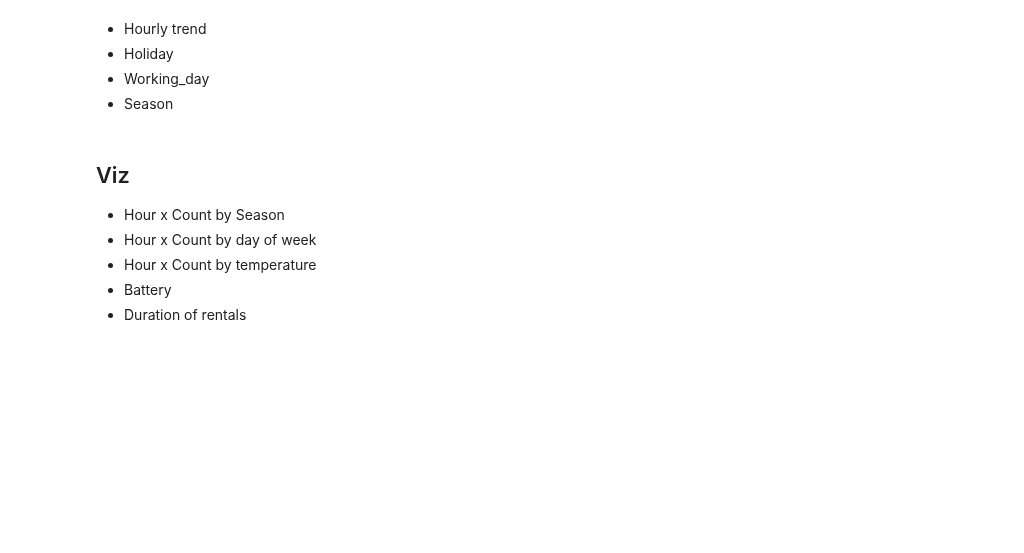
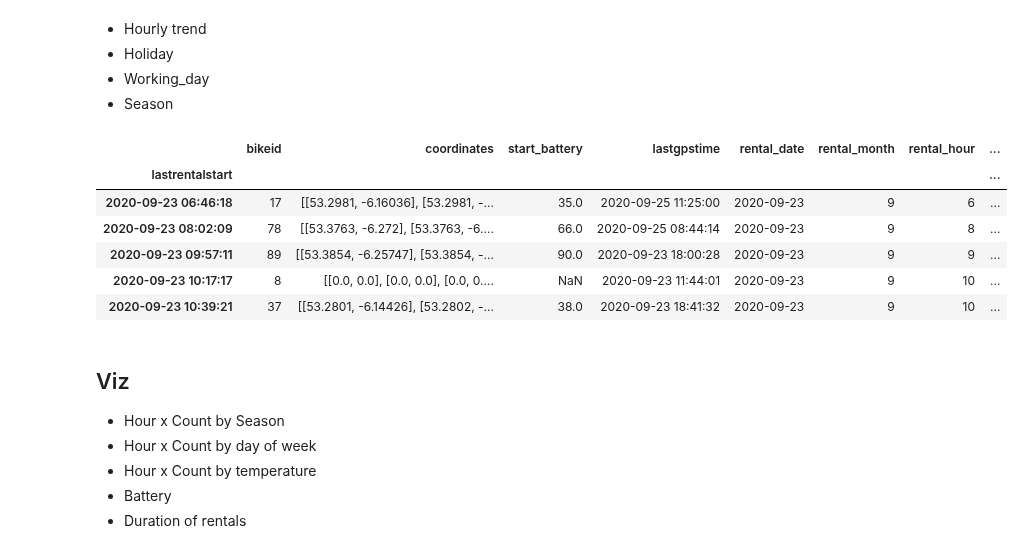
Before and after one commit to pessini/moby-bikes, a Jupyter notebook: notebooks/moby-demand-predicition.ipynb, the cells around one changed output. Drawn from its saved outputs; the diff is of its cells as text; code cells hidden in the pictures; blank space fills up the shorter version.

```diff
--- a/notebooks/moby-demand-predicition.ipynb
+++ b/notebooks/moby-demand-predicition.ipynb
@@ -440,8 +440,18 @@ all_data.head()
 - Working_day
 - Season
 # %%
-hourly_rentals = new_rentals.copy()
+hourly_rentals = all_data.copy()
 hourly_rentals.set_index('lastrentalstart', inplace=True)
+# %%
+hourly_rentals.head()
+# %% [output]
+|  | bikeid | coordinates | start_battery | lastgpstime | rental_date | rental_month | rental_hour | ... |
+| lastrentalstart |  |  |  |  |  |  |  | ... |
+| 2020-09-23 06:46:18 | 17 | [[53.2981, -6.16036], [53.2981, -... | 35.0 | 2020-09-25 11:25:00 | 2020-09-23 | 9 | 6 | ... |
+| 2020-09-23 08:02:09 | 78 | [[53.3763, -6.272], [53.3763, -6.... | 66.0 | 2020-09-25 08:44:14 | 2020-09-23 | 9 | 8 | ... |
+| 2020-09-23 09:57:11 | 89 | [[53.3854, -6.25747], [53.3854, -... | 90.0 | 2020-09-23 18:00:28 | 2020-09-23 | 9 | 9 | ... |
+| 2020-09-23 10:17:17 | 8 | [[0.0, 0.0], [0.0, 0.0], [0.0, 0.... | NaN | 2020-09-23 11:44:01 | 2020-09-23 | 9 | 10 | ... |
+| 2020-09-23 10:39:21 | 37 | [[53.2801, -6.14426], [53.2802, -... | 38.0 | 2020-09-23 18:41:32 | 2020-09-23 | 9 | 10 | ... |
 # %% [markdown]
 ## Viz
 
```
